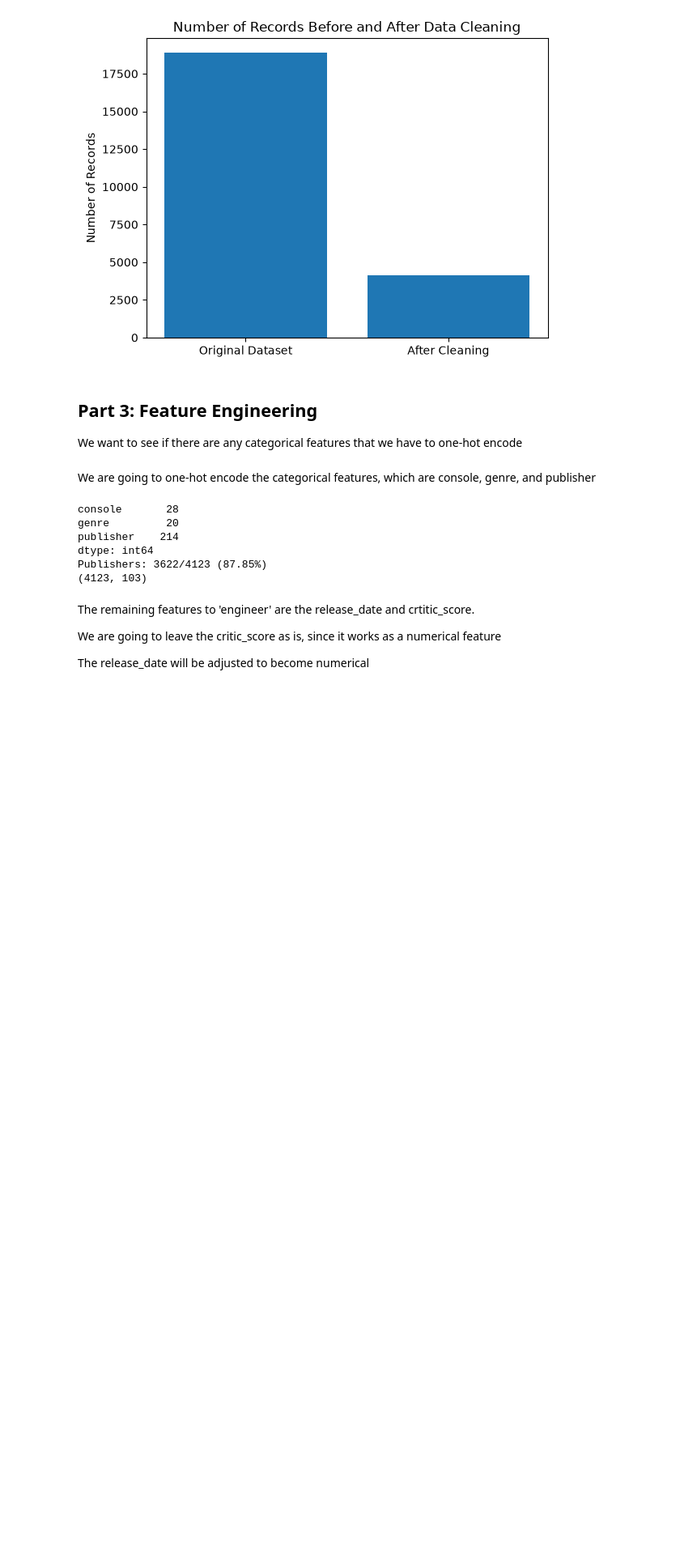
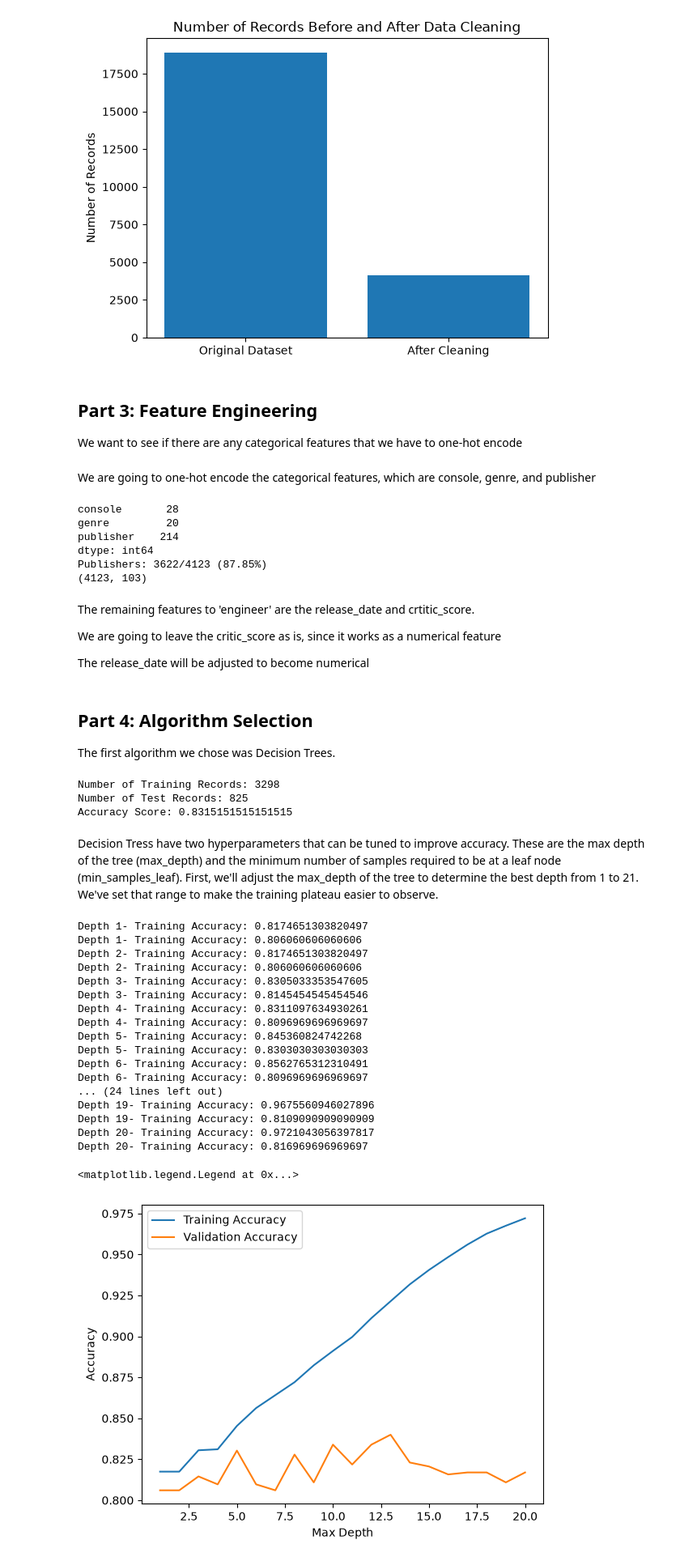
Before and after one commit to CarlosOlvera05/ML-Course-Project, a Jupyter notebook: MLProject.ipynb, the cells around one changed output. Shown at 81% size. Saved outputs shown, nothing was run; the diff lists cells and outputs as text; code cells hidden in the pictures; blank space fills up the shorter version.

Commit message:
added Decision Trees method

```diff
--- a/MLProject.ipynb
+++ b/MLProject.ipynb
@@ -351,3 +351,77 @@ videogame_df["release_year"] = videogame_df["release_date"].dt.year
 
 # Drop the original release_date column
 videogame_df = videogame_df.drop(columns=["release_date"])
+# %% [markdown]
+## Part 4: Algorithm Selection
+The first algorithm we chose was Decision Trees.
+# %%
+# Title must be dropped for training
+videogame_labels = videogame_df['label_highselling']
+videogame_features = videogame_df.drop(columns=['label_highselling','title'])
+
+# We use the 80-20 split to separate our data into training and test sets.
+X_train, X_test, y_train, y_test = train_test_split(videogame_features, videogame_labels, test_size=0.2, train_size=0.8)
+
+# Verify the number of records in each.
+print("Number of Training Records: " + str(len(X_train)))
+print("Number of Test Records: " + str(len(X_test)))
+
+# We can use the sci-kit learn DecisionTreeClassifier. We can then keep track of its accuracy.
+decision_tree = DecisionTreeClassifier(criterion='entropy', max_depth=10)
+decision_tree.fit(X_train, y_train)
+
+prediction = decision_tree.predict(X_test)
+accuracy = accuracy_score(y_test, prediction)
+print("Accuracy Score: " + str(accuracy))
+# %% [output]
+Number of Training Records: 3298
+Number of Test Records: 825
+Accuracy Score: 0.8315151515151515
+# %% [markdown]
+Decision Tress have two hyperparameters that can be tuned to improve accuracy. These are the max depth of the tree (max_depth) and the minimum number of samples required to be at a leaf node (min_samples_leaf). First, we'll adjust the max_depth of the tree to determine the best depth from 1 to 21. We've set that range to make the training plateau easier to observe.
+# %%
+training_accuracies = []
+testing_accuracies = []
+
+for depth in range(1, 21):
+    decision_tree = DecisionTreeClassifier(criterion='entropy', max_depth=depth)
+    decision_tree.fit(X_train, y_train)
+
+    training_prediction = decision_tree.predict(X_train)
+    training_accuracy = accuracy_score(y_train, training_prediction)
+    training_accuracies.append(training_accuracy)
+
+    testing_prediction = decision_tree.predict(X_test)
+    testing_accuracy = accuracy_score(y_test, testing_prediction)
+    testing_accuracies.append(testing_accuracy)
+
+    print("Depth " + str(depth) + "- Training Accuracy: " + str(training_accuracy))
+    print("Depth " + str(depth) + "- Training Accuracy: " + str(testing_accuracy))
+
+# We can see a visual of the accuracies here. We want to pick a validation accuracy that's highest
+# while the depth is kept low.
+plt.plot(range(1, 21), training_accuracies, label='Training Accuracy')
+plt.plot(range(1, 21), testing_accuracies, label='Validation Accuracy')
+plt.xlabel('Max Depth')
+plt.ylabel('Accuracy')
+plt.legend()
+# %% [output]
+Depth 1- Training Accuracy: 0.8174651303820497
+Depth 1- Training Accuracy: 0.806060606060606
+Depth 2- Training Accuracy: 0.8174651303820497
+Depth 2- Training Accuracy: 0.806060606060606
+Depth 3- Training Accuracy: 0.8305033353547605
+Depth 3- Training Accuracy: 0.8145454545454546
+Depth 4- Training Accuracy: 0.8311097634930261
+Depth 4- Training Accuracy: 0.8096969696969697
+Depth 5- Training Accuracy: 0.845360824742268
+Depth 5- Training Accuracy: 0.8303030303030303
+Depth 6- Training Accuracy: 0.8562765312310491
+Depth 6- Training Accuracy: 0.8096969696969697
+... (24 lines left out)
+Depth 19- Training Accuracy: 0.9675560946027896
+Depth 19- Training Accuracy: 0.8109090909090909
+Depth 20- Training Accuracy: 0.9721043056397817
+Depth 20- Training Accuracy: 0.816969696969697
+<matplotlib.legend.Legend at 0x...>
+[figure, added]
```
Also changed, not shown: parts of 5 cells of this notebook.
